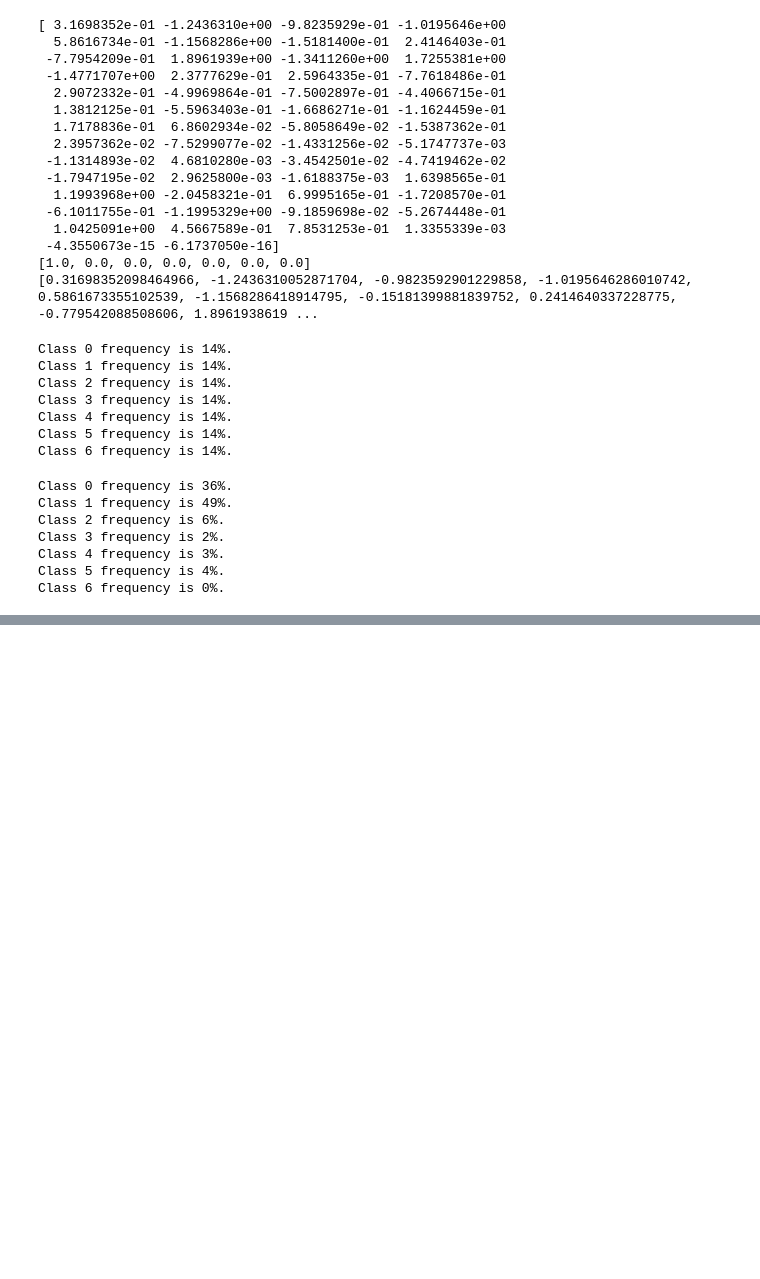
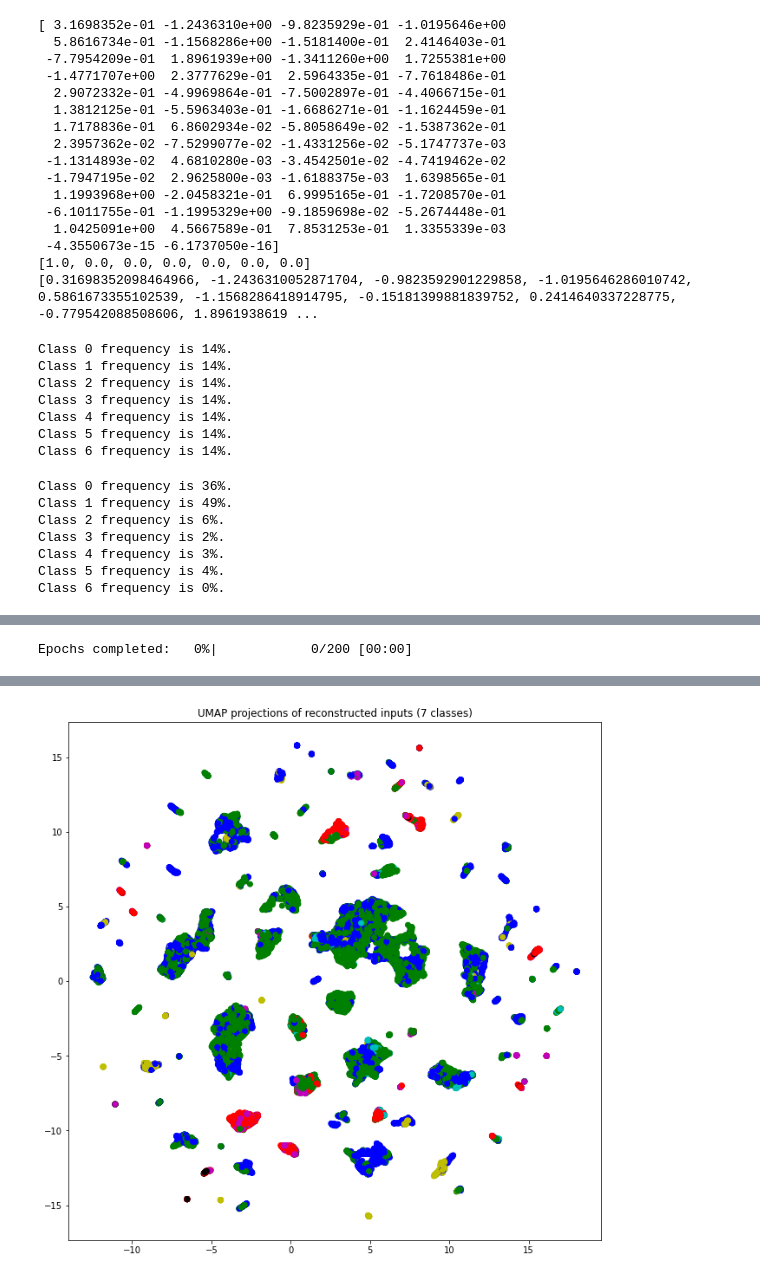
Before and after one commit to bond005/tabular_deep_learning, a Jupyter notebook: vae_cls.ipynb, the cells around one changed output, grey strips where cells are left out. Saved outputs shown, nothing was run; the diff lists cells and outputs as text; code cells hidden in the pictures; blank space fills up the shorter version.

```diff
--- a/vae_cls.ipynb
+++ b/vae_cls.ipynb
@@ -839,0 +945,15 @@ weighted avg     0.9712    0.9711    0.9711     29051
+# %%
+show_classes(
+    features=reduce_dimensions_of_data(
+        reconstruct_inputs(
+            X=X_test,
+            vae=trainable_nn,
+            batch_size=MINIBATCH_SIZE_FOR_INFERENCE
+        )
+    ),
+    targets=y_test,
+    class_colors=COLORS_OF_CLASSES,
+    title='reconstructed inputs',
+    figure_id=5
+)
+# %% [output]
@@ -839,0 +972 @@ weighted avg     0.9712    0.9711    0.9711     29051
+Epochs completed:   0%|            0/200 [00:00]
@@ -839,0 +975 @@ weighted avg     0.9712    0.9711    0.9711     29051
+[figure, added]
```
Also changed, not shown: parts of 27 cells of this notebook.
